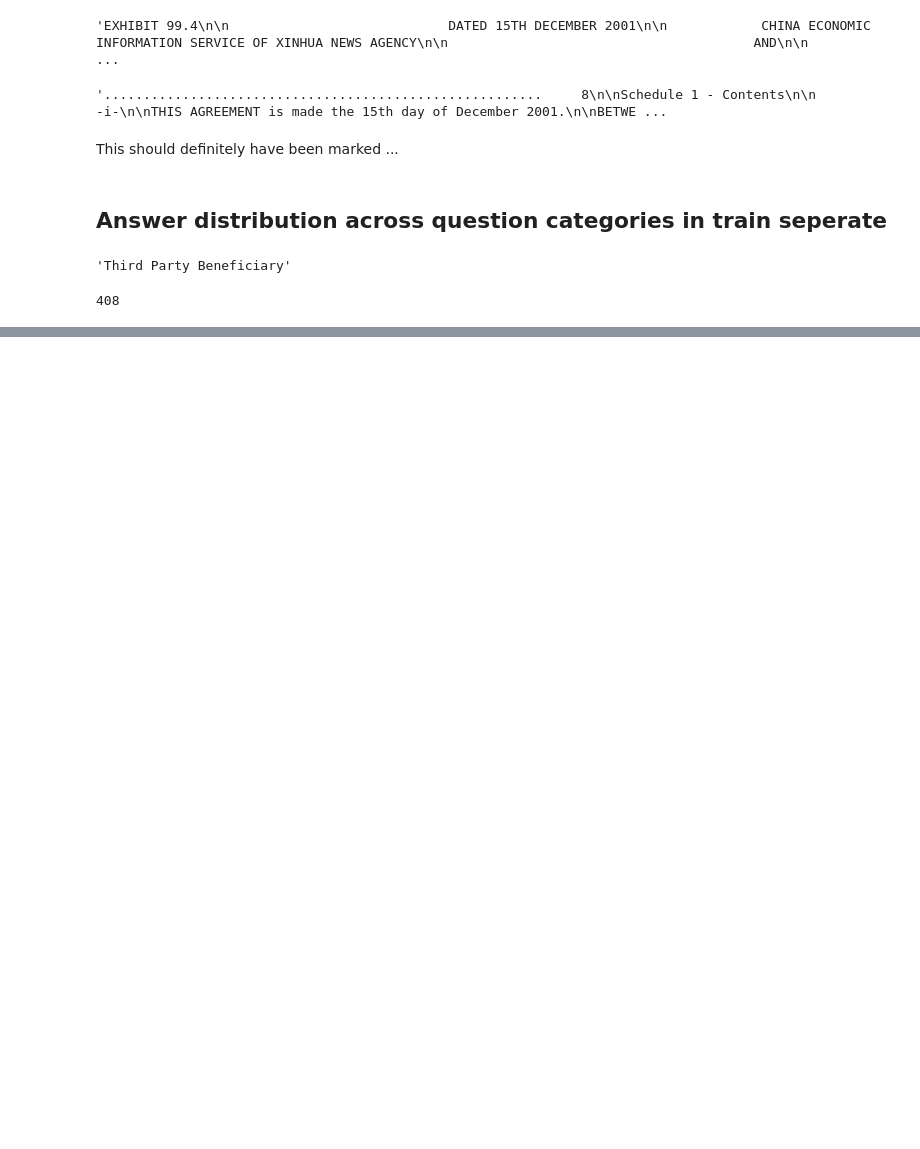
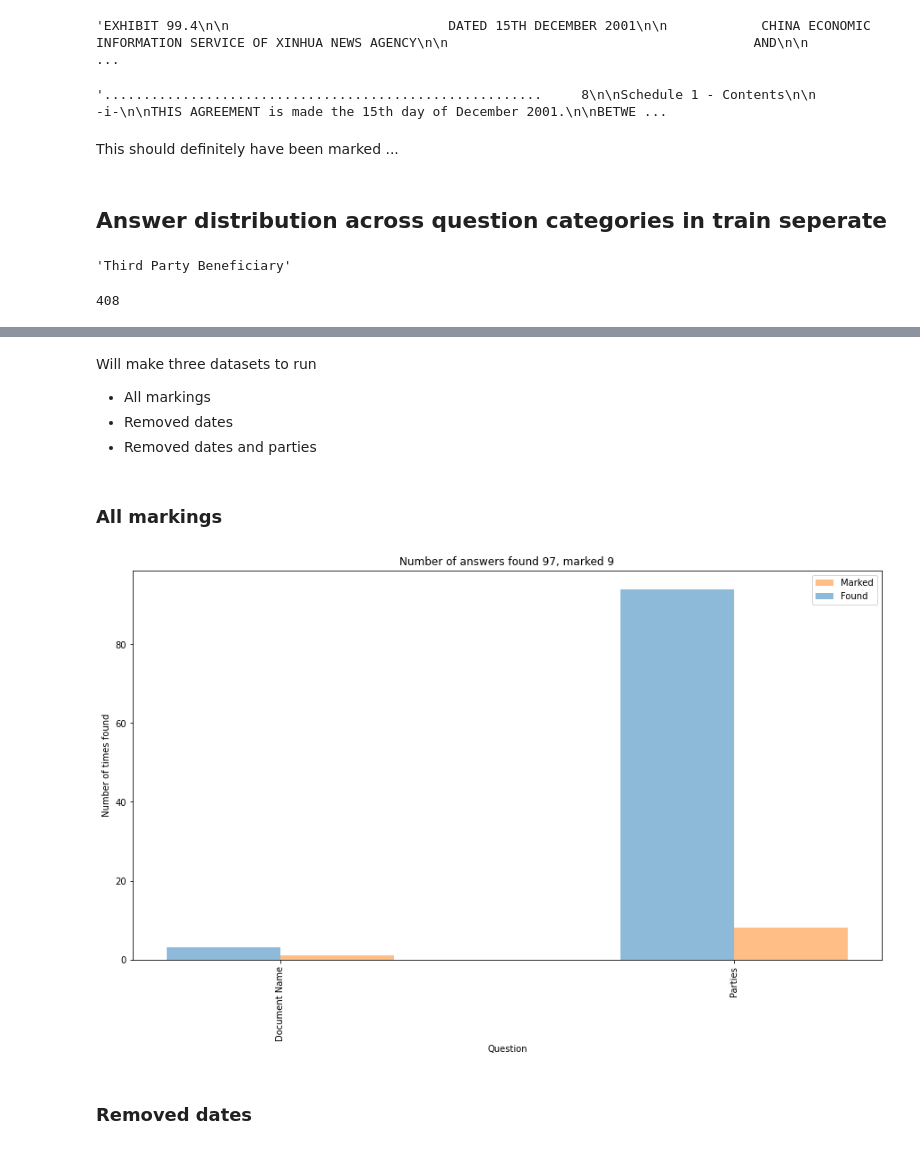
Before and after one commit to gustavhartz/transformers-legal-tasks, a Jupyter notebook: notebooks/Answer Occurence Analysis.ipynb, the cells around one changed output, grey strips where cells are left out. Cells and saved outputs as stored; diff of their text form; code cells hidden in the pictures; blank space fills up the shorter version.

```diff
--- a/notebooks/Answer Occurence Analysis.ipynb
+++ b/notebooks/Answer Occurence Analysis.ipynb
@@ -255,0 +260,15 @@ fig.show()
+# %%
+import json
+from copy import deepcopy
+import re
+from collections import defaultdict
+# load json file
+with open('../data/train.json') as json_file:
+    data = json.load(json_file)
+# %% [markdown]
+Will make three datasets to run
+* All markings
+* Removed dates
+* Removed dates and parties
+# %% [markdown]
+### All markings
@@ -255,0 +305,25 @@ fig.show()
+# %%
+X = contract_contrast.keys()
+X_short = [x.split('"')[1] for x in list(X)]
+Y_Found = [contract_contrast[x][1] for x in X]
+Y_Marked = [contract_contrast[x][0] for x in X]
+
+
+fig = plt.figure()
+ax = fig.add_subplot(111)
+fig.set_figheight(8)
+fig.set_figwidth(15)
+ind = np.arange(len(X_short))  # the x locations for the groups
+width = 0.25      # the width of the bars
+
+bar_found =ax.bar(ind, Y_Found, align='center', alpha=0.5, width=width)
+bar_marked = ax.bar(ind + width , Y_Marked, align='center', alpha=0.5, width=width)
+ax.set_ylabel('Number of times found')
+ax.set_xlabel('Question')
+ax.set_xticks(ind + width / 2, rotation=90)
+ax.set_xticklabels( X_short, rotation=90)
+plt.title(f'Number of answers found {sum(Y_Found)}, marked {sum(Y_Marked)}')
+plt.legend( (bar_marked, bar_found), ('Marked','Found') )
+plt.show()
+# %% [output]
+[figure, added]
@@ -255,0 +334,2 @@ fig.show()
+# %% [markdown]
+### Removed dates
```
Also changed, not shown: parts of 14 cells of this notebook.
